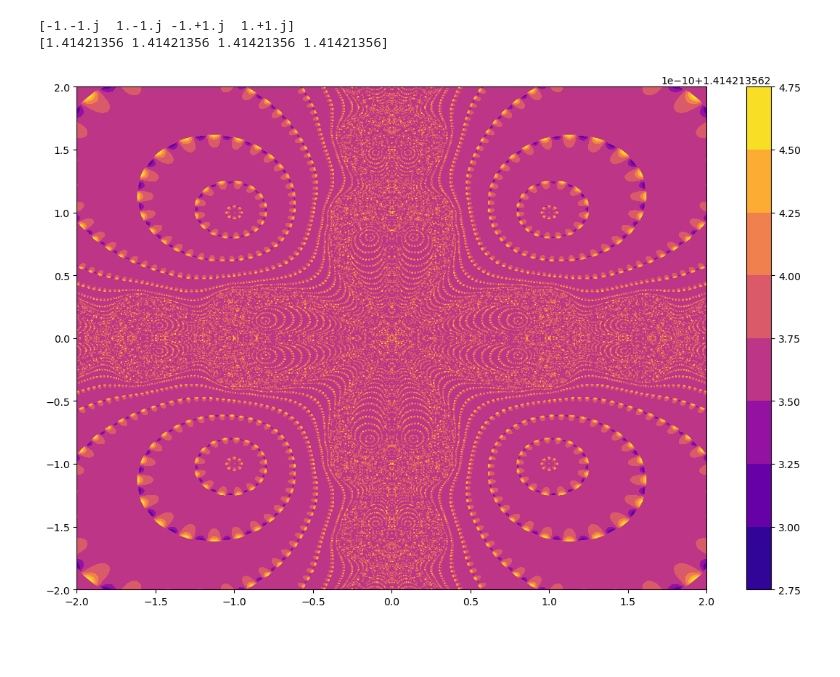
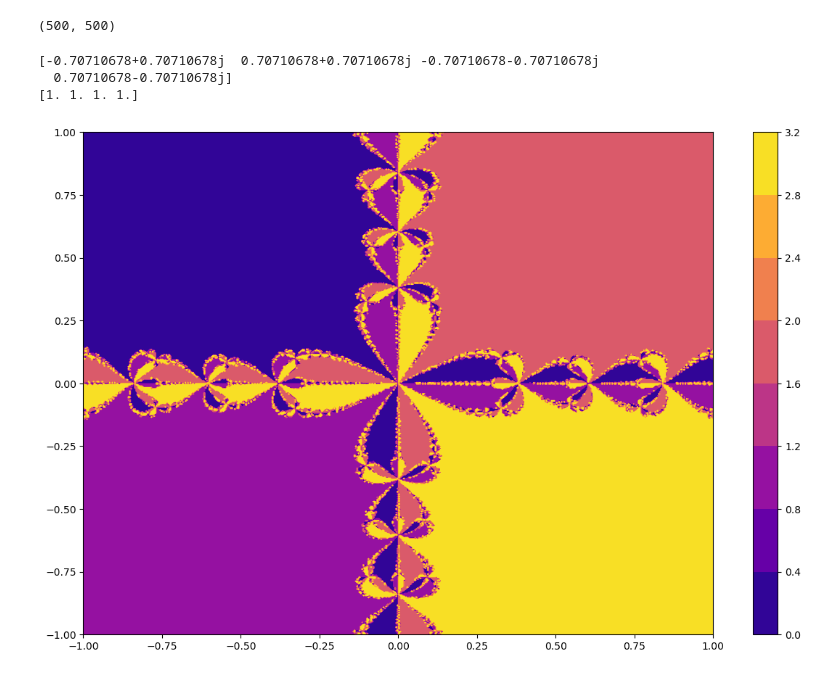
Before and after one commit to markus0800/Fraktaler-, a Jupyter notebook: fraktal.ipynb, the cells around one changed output. Cells and saved outputs as stored; diff of their text form; code cells hidden in the pictures; blank space fills up the shorter version.

```diff
--- a/fraktal.ipynb
+++ b/fraktal.ipynb
@@ -113,18 +9,21 @@ plt.plot(y[0], y[1])
 # %%
-
 def newton(function, derivative, roots, guess, tol):
-    root = roots[0]
-    guesses = []
-    while(abs(guess-root) > tol):
+    """
+    newton's metode for å finne nullpunkt
+    input:
+        -Function: funksjonsutrykk
+        -derivative: den dereverte av funksjonen
+        -roots: røttene til funksjonen
+        -tol: toleranse for konvergens
+    output:
+        -guess: rot funnet av newton's metode
+    """
+    step = 0
+    while(min(abs(roots-guess)) > tol or step < 50):
         guess = guess - function(guess, roots)/derivative(guess, roots)
-        root = roots[np.argmin(abs(roots - guess))]
+        step +=1
 
     return guess
-
-def func(z, roots):
-    return (z - roots[0])*(z - roots[1])*(z-roots[2])*(z - roots[3])
-def dfunc(z, roots):
-    return (z- roots[0])*(z-roots[1]) * (z - roots[3]) + (z-roots[0])*(z-roots[2])*(z - roots[3]) + (z - roots[1])*(z - roots[2])* (z - roots[3]) + (z - roots[1])*(z - roots[2])* (z - roots[0])
 
 def polynomial(z, roots):
     poly = 1 + 0j
@@ -138,26 +37,35 @@ def diff_polynomial(z, roots):
         diff += polynomial(z, np.delete(np.copy(roots), i))
     return diff
 # %%
-N = 1000
-roots = np.array([-1 - 1j, 1 - 1j , -1 + 1j, 1 + 1j])
+N = 500
+roots = np.array([-np.sqrt(2)/2 - np.sqrt(2)/2j, np.sqrt(2)/2 - np.sqrt(2)/2j , -np.sqrt(2)/2 + np.sqrt(2)/2j, np.sqrt(2)/2 + np.sqrt(2)/2j])
 x = np.linspace(-2, 2, N)
 y = np.linspace(-2j,2j, N)
 color = np.zeros((N, N))
 for i in range(len(x)):
     for j in range(len(y)):
-        guess = newton(polynomial, diff_polynomial, roots, x[i] + y[j], 1e-10)
-        #color_int = np.argmin(abs(roots - guess))
-        color[i][j] = abs(guess)
+        guess = newton(polynomial, diff_polynomial, roots, x[i] + y[j], 1e-8)
+        color[i][j] =  np.argmin(abs(roots - guess))
+
+np.savetxt('color.txt', color, fmt = '%d')
+# %%
+color_1000 = color
+np.shape(color_1000)
+# %% [output]
+(500, 500)
 # %%
 print(roots)
 print(abs(roots))
 plt.figure(figsize = (14,9))
 
+x = np.linspace(-1, 1, N)
+y = np.linspace(-1j,1j, N)
 plt.contourf(-x,-y.imag, color, cmap = plt.cm.plasma)
 
 plt.colorbar()
 plt.show()
 # %% [output]
-[-1.-1.j  1.-1.j -1.+1.j  1.+1.j]
-[1.41421356 1.41421356 1.41421356 1.41421356]
+[-0.70710678+0.70710678j  0.70710678+0.70710678j -0.70710678-0.70710678j
+  0.70710678-0.70710678j]
+[1. 1. 1. 1.]
-[figure, old version]
+[figure, new version]
```
Also changed, not shown: parts of 10 cells of this notebook.
